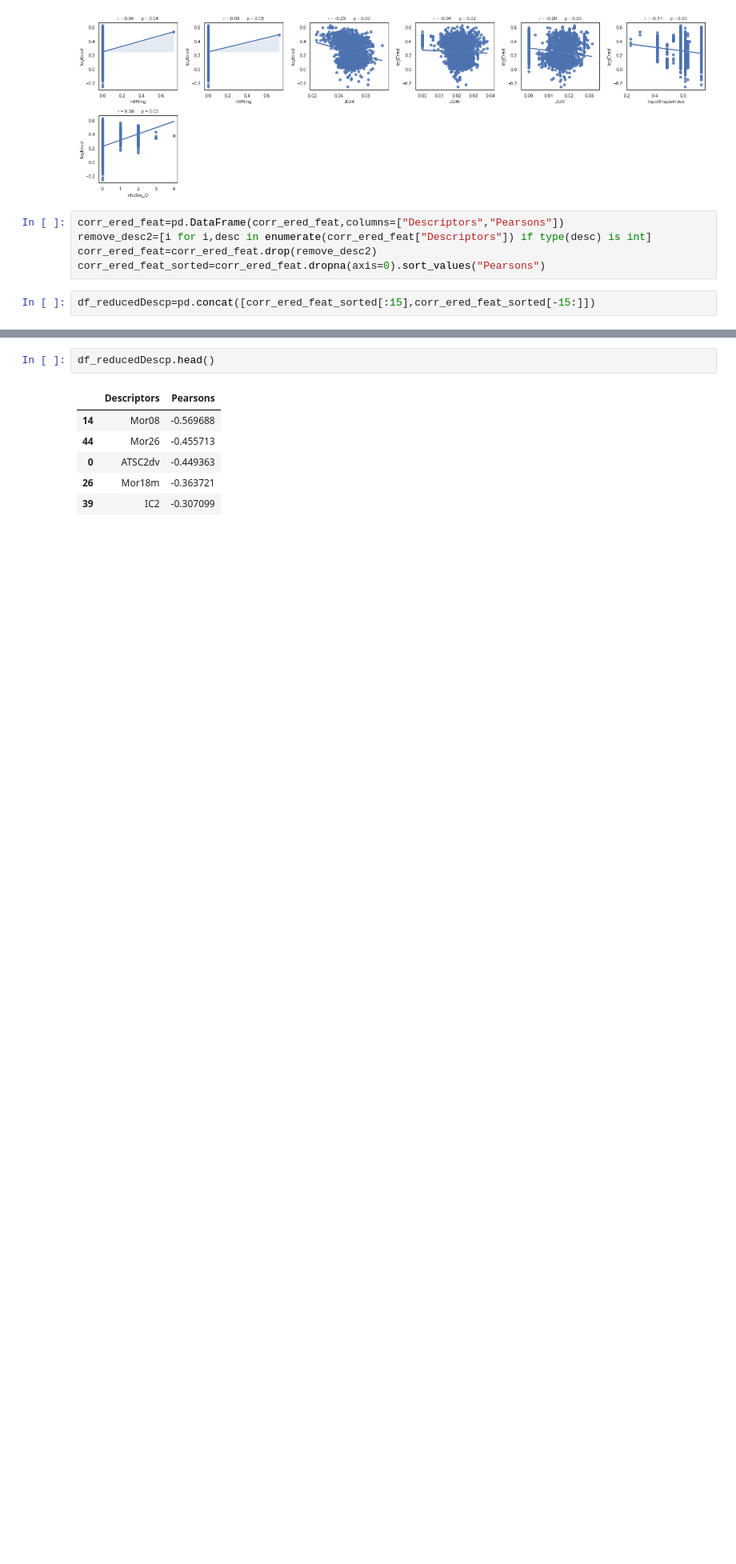
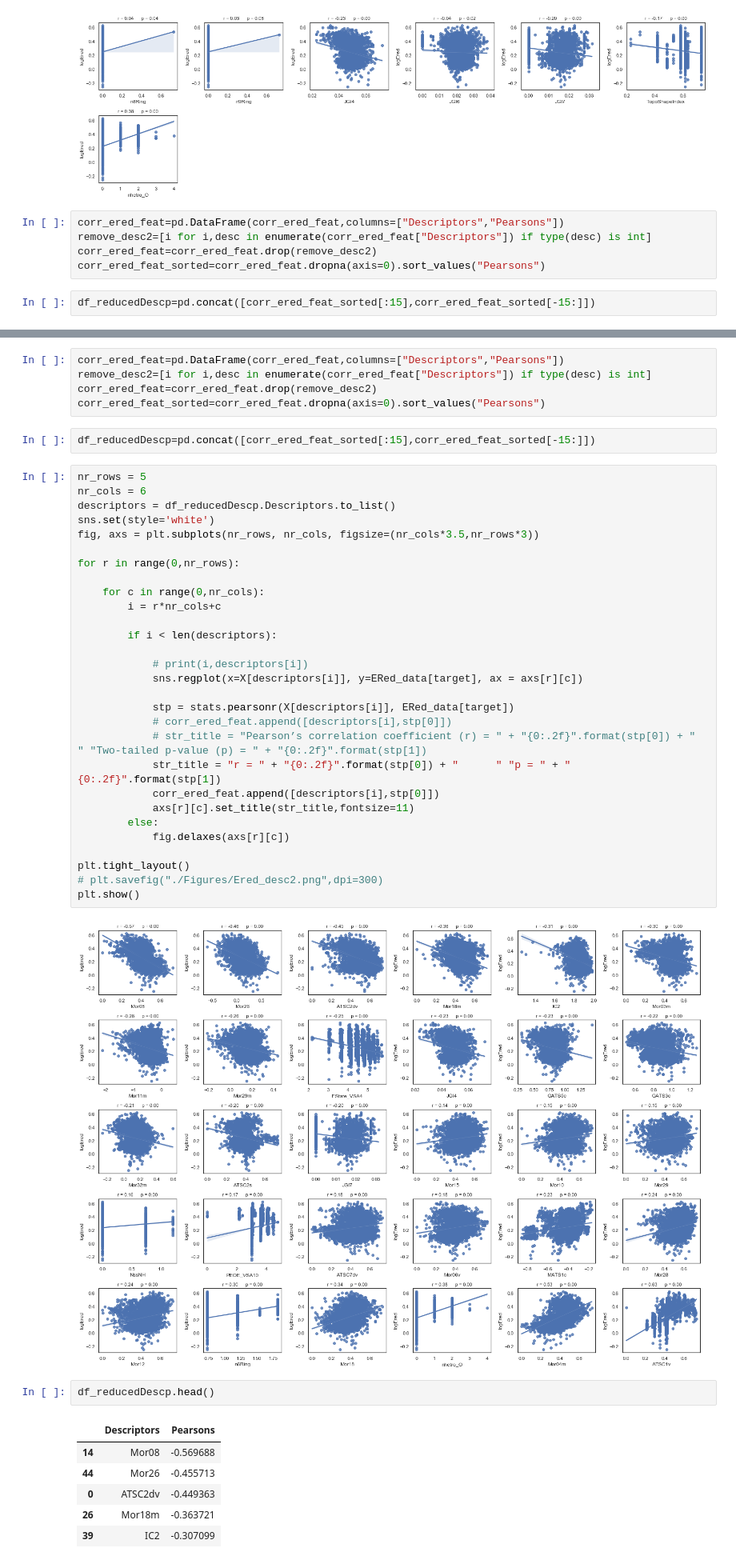
Before and after one commit to akashjn/Machine_Learning_Chemistry, a Jupyter notebook: Reduction Potential/Exploring_Effect_of_Feature_Number_with_outliers_2700mols_mordred.ipynb, the cells around one changed output, grey strips where cells are left out. Shown at 80% size. Saved outputs shown, nothing was run; the diff lists cells and outputs as text; blank space fills up the shorter version.

```diff
--- a/Reduction Potential/Exploring_Effect_of_Feature_Number_with_outliers_2700mols_mordred.ipynb
+++ b/Reduction Potential/Exploring_Effect_of_Feature_Number_with_outliers_2700mols_mordred.ipynb
@@ -1341,3 +1343,41 @@ df_reducedDescp=pd.concat([corr_ered_feat_sorted[:15],corr_ered_feat_sorted[-15:
+# %%
+corr_ered_feat=pd.DataFrame(corr_ered_feat,columns=["Descriptors","Pearsons"])
+remove_desc2=[i for i,desc in enumerate(corr_ered_feat["Descriptors"]) if type(desc) is int]
+corr_ered_feat=corr_ered_feat.drop(remove_desc2)
+corr_ered_feat_sorted=corr_ered_feat.dropna(axis=0).sort_values("Pearsons")
+# %%
+df_reducedDescp=pd.concat([corr_ered_feat_sorted[:15],corr_ered_feat_sorted[-15:]])
+# %%
+nr_rows = 5
+nr_cols = 6
+descriptors = df_reducedDescp.Descriptors.to_list()
+sns.set(style='white')
+fig, axs = plt.subplots(nr_rows, nr_cols, figsize=(nr_cols*3.5,nr_rows*3))
+
+for r in range(0,nr_rows):
+
+    for c in range(0,nr_cols):
+        i = r*nr_cols+c
+
+        if i < len(descriptors):
+
+            # print(i,descriptors[i])
+            sns.regplot(x=X[descriptors[i]], y=ERed_data[target], ax = axs[r][c])
+
+            stp = stats.pearsonr(X[descriptors[i]], ERed_data[target])
+            # corr_ered_feat.append([descriptors[i],stp[0]])
+            # str_title = "Pearson’s correlation coefficient (r) = " + "{0:.2f}".format(stp[0]) + "      " "Two-tailed p-value (p) = " + "{0:.2f}".format(stp[1])
+            str_title = "r = " + "{0:.2f}".format(stp[0]) + "      " "p = " + "{0:.2f}".format(stp[1])
+            corr_ered_feat.append([descriptors[i],stp[0]])
+            axs[r][c].set_title(str_title,fontsize=11)
+        else:
+            fig.delaxes(axs[r][c])
+
+plt.tight_layout()
+# plt.savefig("./Figures/Ered_desc2.png",dpi=300)
+plt.show()
+# %% [output]
+[figure, added]
 # %%
 df_reducedDescp.head()
 # %% [output]
```
Also changed, not shown: parts of 2 cells of this notebook, 2 other files.
